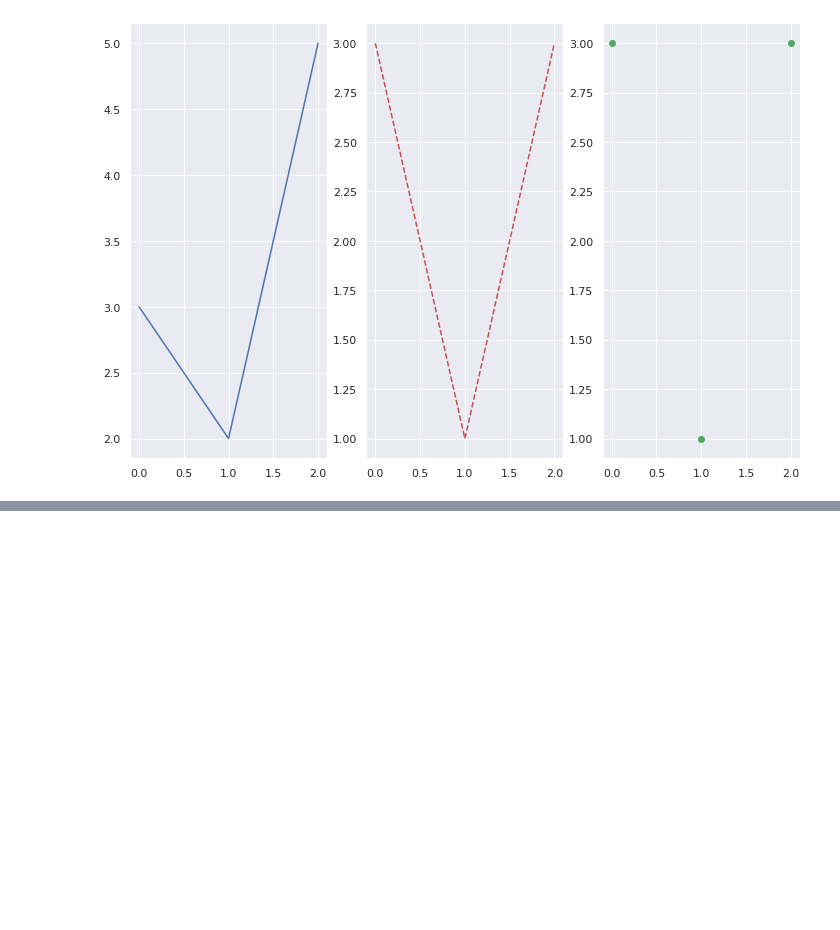
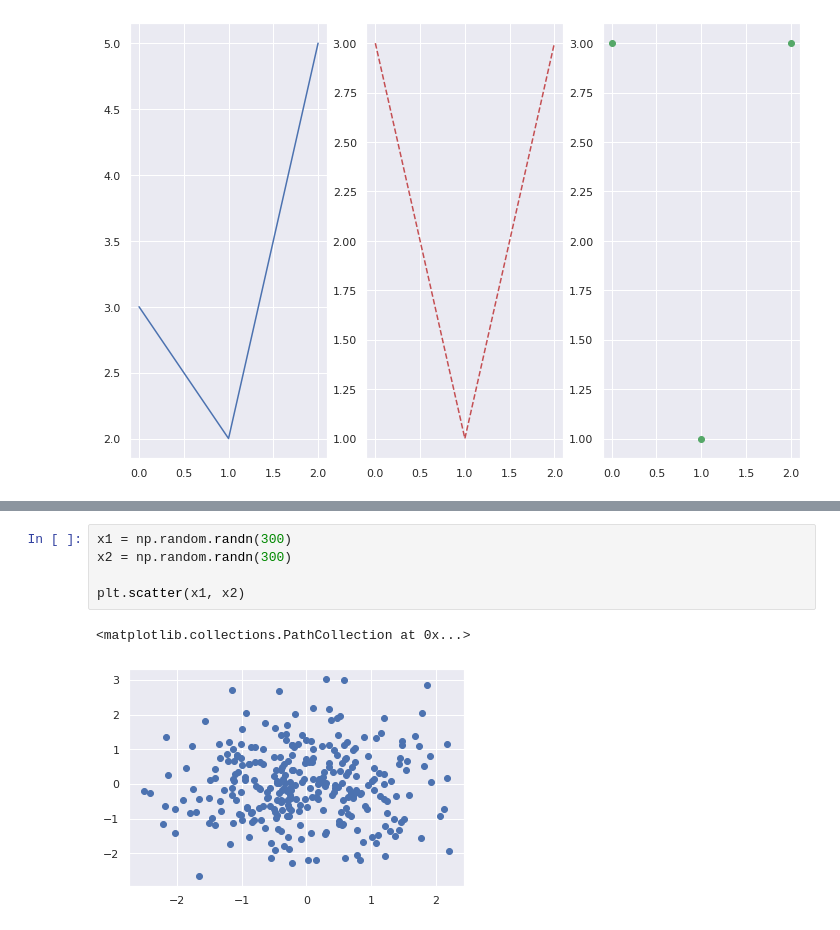
Before and after one commit to FMularski/DataScienceBootcamp, a Jupyter notebook: 01_matplotlib_intro.ipynb, the cells around one changed output, grey strips where cells are left out. Drawn from its saved outputs; the diff is of its cells as text; blank space fills up the shorter version.

```diff
--- a/01_matplotlib_intro.ipynb
+++ b/01_matplotlib_intro.ipynb
@@ -65,0 +76,8 @@ plt.plot([0, 1, 2], [3, 1, 3], 'go')
+# %%
+x1 = np.random.randn(300)
+x2 = np.random.randn(300)
+
+plt.scatter(x1, x2)
+# %% [output]
+<matplotlib.collections.PathCollection at 0x...>
+[figure, added]
```
Also changed, not shown: parts of 3 cells of this notebook.
